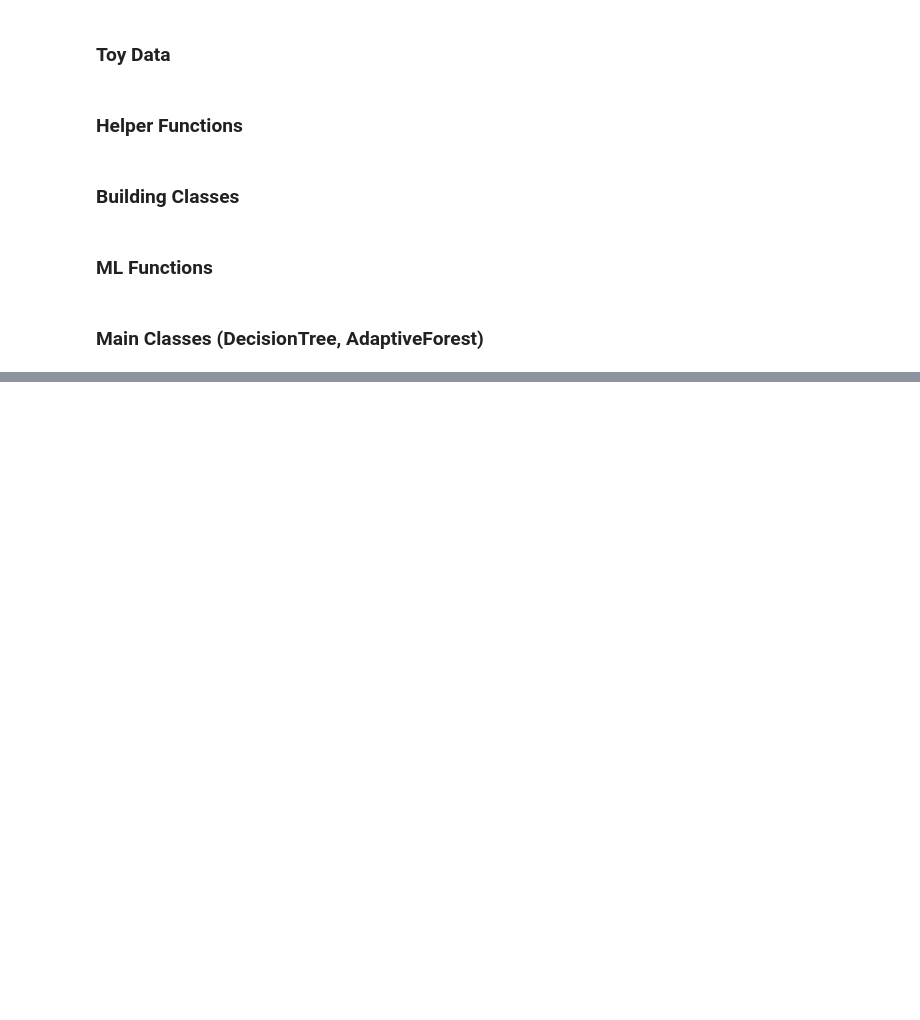
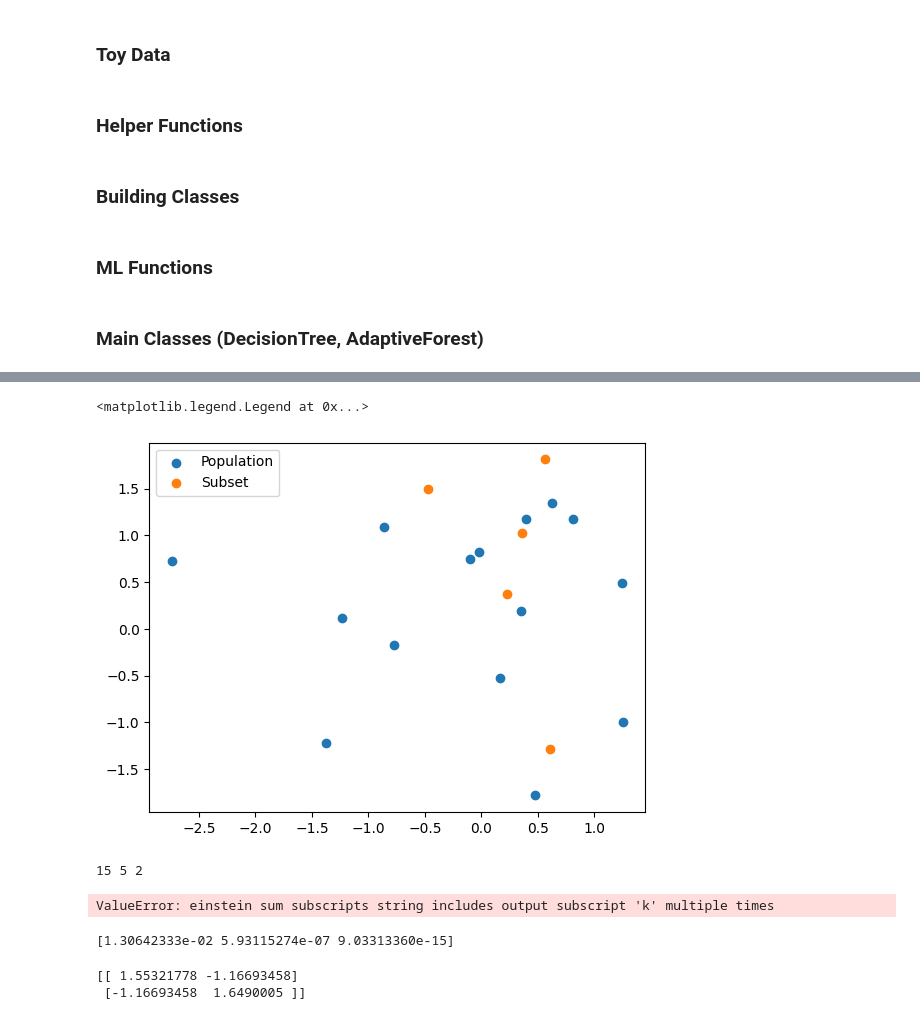
Before and after one commit to samlayton99/ML_and_Optimizaiton, a Jupyter notebook: AdaptiveLearning/cluster_sampling.ipynb, the cells around one changed output, grey strips where cells are left out. Drawn from its saved outputs; the diff is of its cells as text; code cells hidden in the pictures; blank space fills up the shorter version.

```diff
--- a/AdaptiveLearning/cluster_sampling.ipynb
+++ b/AdaptiveLearning/cluster_sampling.ipynb
@@ -712,0 +1089,79 @@ array([[167,   0,   0,   0,   0,   0,   0,   0,   0,   0],
+# %%
+mean_bias = np.array([.2,-.1])
+mean = np.array([0,0])
+cov = np.array([[1,0],[0,1]])
+cov_bias = np.array([[.9,-.25],[.1,1.2]])
+cov_bias = cov_bias @ cov_bias.T
+
+pop = np.random.multivariate_normal(mean, cov, 15)
+subset = np.random.multivariate_normal(mean_bias, cov_bias, 5)
+
+# plot the population and the subset
+plt.scatter(pop[:,0], pop[:,1], label='Population')
+plt.scatter(subset[:,0], subset[:,1], label='Subset')
+plt.legend()
+# %% [output]
+<matplotlib.legend.Legend at 0x...>
+[figure, added]
+# %%
+def get_q(true_pop, subset, w0, sigma0):
+    q_vals = np.array([multivariate_normal.pdf(true_pop, mean = subset[i], cov = sigma0[i])*w0[i] for i in range(subset.shape[0])]).T
+    return q_vals / np.sum(q_vals, axis = 1, keepdims = True)
+
+
+def cluster_probs_gmm(true_pop, subset, maxiter = 100, tol = 1e-4):
+    # Initialize the weights, covariance matrix, and difference tensor
+    n,k,l = true_pop.shape[0], subset.shape[0], subset.shape[1]
+    w0 = np.ones(k) / k
+    sigma0 = np.diag(np.diag(np.cov(subset.T)) + np.random.random(l))[np.newaxis,:,:] * np.ones((k,1,1))
+    diff_tensor = true_pop[:, np.newaxis, :] - subset[np.newaxis, :, :]
+    print(n,k,l)
+    # Loop through the max iterations and update the weights and covariance matrix
+    for _ in range(maxiter):
+        q = get_q(true_pop, subset, w0, sigma0)[:,:,np.newaxis]
+        left = q * diff_tensor
+        multi = np.einsum('nkl,nlk->klk', left, diff_tensor)
+
+        break
+        # Get the den
+        n_weights = np.sum(q, axis = 0, keepdims = True)
+
+cluster_probs_gmm(pop, subset)
+# %% [output]
+15 5 2
+ValueError: einstein sum subscripts string includes output subscript 'k' multiple times
+# %%
+
+# Example mean vector and covariance matrix
+mean = np.array([0, 0])  # Adjust according to your distribution
+cov = np.array([[1, 0], [0, 1]])  # Adjust according to your distribution
+
+# Example matrix X of row vectors
+X = np.array([[1, 2], [3, 4], [5, 6]])  # Add your row vectors here
+
+# Initialize the multivariate normal distribution
+rv = multivariate_normal(mean, cov)
+
+# Compute the PDF values for each row vector in X
+pdf_values = rv.pdf(X)
+
+print(pdf_values)
+# %% [output]
+[1.30642333e-02 5.93115274e-07 9.03313360e-15]
+# %%
+import numpy as np
+
+# Assuming n, k, l are defined
+n, k, l = 4, 3, 2  # Example dimensions for demonstration
+
+# Initialize example tensors with shapes (n, k, l)
+left = np.random.randn(n, k, l)
+diff = np.random.randn(n, k, l)
+
+# Use einsum for the operation
+result = np.einsum('nkl,nki->kli', left, left)
+
+print(result[0])
+# %% [output]
+[[ 1.55321778 -1.16693458]
+ [-1.16693458  1.6490005 ]]
```
Also changed, not shown: parts of 17 cells of this notebook, 4 other files.
